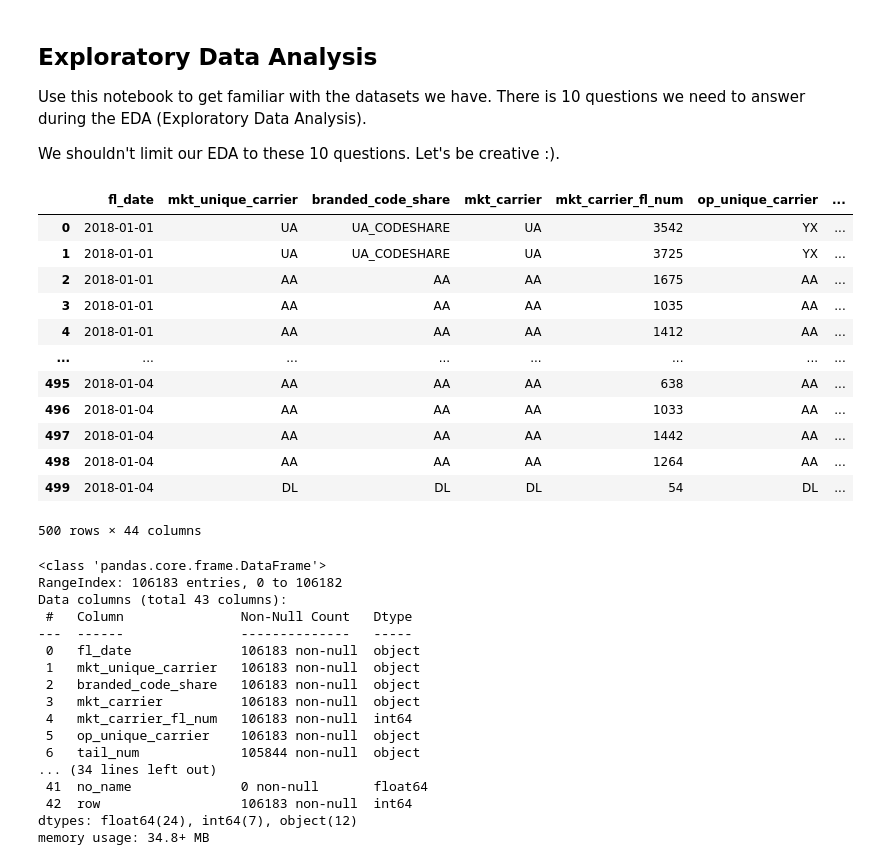
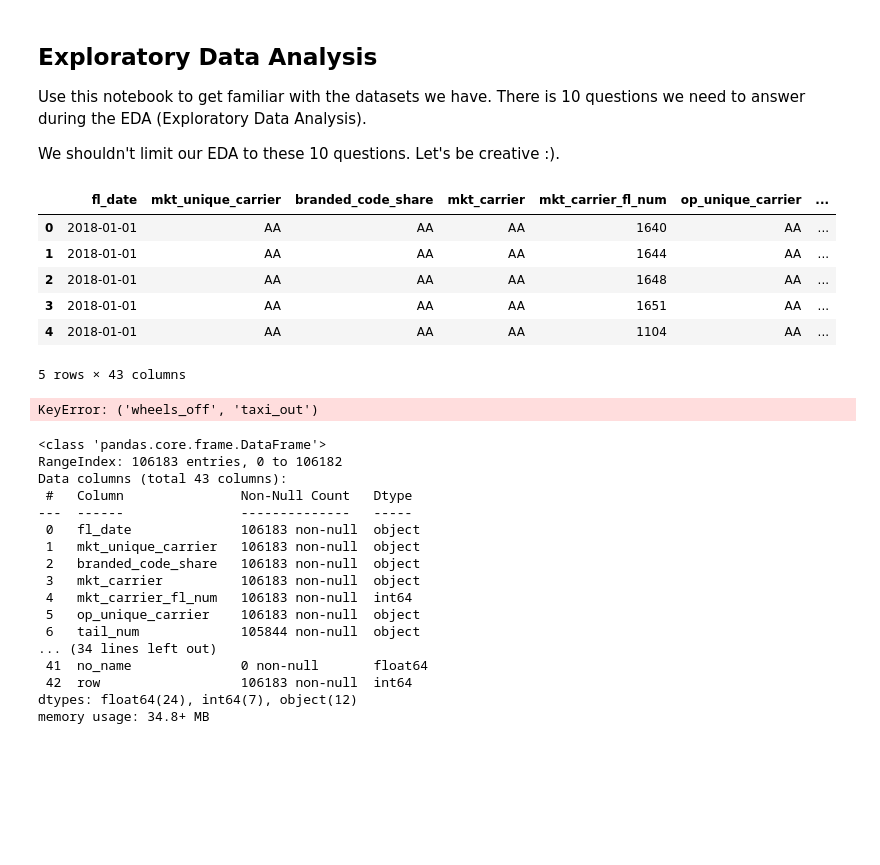
Before and after one commit to georgi3/flight_delay_predictions, a Jupyter notebook: george/exploratory_analysis.ipynb, the cells around one changed output. Saved outputs shown, nothing was run; the diff lists cells and outputs as text; code cells hidden in the pictures; blank space fills up the shorter version.

```diff
--- a/george/exploratory_analysis.ipynb
+++ b/george/exploratory_analysis.ipynb
@@ -21,3 +25,13 @@ warnings.filterwarnings('ignore')
+# %%
+jan_flight_df.head()
+# %% [output]
+|  | fl_date | mkt_unique_carrier | branded_code_share | mkt_carrier | mkt_carrier_fl_num | op_unique_carrier | ... |
+| 0 | 2018-01-01 | AA | AA | AA | 1640 | AA | ... |
+| 1 | 2018-01-01 | AA | AA | AA | 1644 | AA | ... |
+| 2 | 2018-01-01 | AA | AA | AA | 1648 | AA | ... |
+| 3 | 2018-01-01 | AA | AA | AA | 1651 | AA | ... |
+| 4 | 2018-01-01 | AA | AA | AA | 1104 | AA | ... |
+5 rows × 43 columns
 # %%
 fn_flight = '../data/flight_data.csv'
 fn_passenger = '../data/passengers_sample.csv'
@@ -26,22 +40,10 @@ fn_fuel = '../data/fuel_consumption.csv'
 flight_df = pd.read_csv(fn_flight)
 passenger_df = pd.read_csv(fn_passenger)
 fuel_df = pd.read_csv(fn_fuel)
-# %%
-flight_df.head(500)
-# %% [output]
-|  | fl_date | mkt_unique_carrier | branded_code_share | mkt_carrier | mkt_carrier_fl_num | op_unique_carrier | ... |
-| 0 | 2018-01-01 | UA | UA_CODESHARE | UA | 3542 | YX | ... |
-| 1 | 2018-01-01 | UA | UA_CODESHARE | UA | 3725 | YX | ... |
-| 2 | 2018-01-01 | AA | AA | AA | 1675 | AA | ... |
-| 3 | 2018-01-01 | AA | AA | AA | 1035 | AA | ... |
-| 4 | 2018-01-01 | AA | AA | AA | 1412 | AA | ... |
-| ... | ... | ... | ... | ... | ... | ... | ... |
-| 495 | 2018-01-04 | AA | AA | AA | 638 | AA | ... |
-| 496 | 2018-01-04 | AA | AA | AA | 1033 | AA | ... |
-| 497 | 2018-01-04 | AA | AA | AA | 1442 | AA | ... |
-| 498 | 2018-01-04 | AA | AA | AA | 1264 | AA | ... |
-| 499 | 2018-01-04 | DL | DL | DL | 54 | DL | ... |
-500 rows × 44 columns
+# %%
+flight_df['wheels_off', 'taxi_out']
+# %% [output]
+KeyError: ('wheels_off', 'taxi_out')
 # %%
 flight_df.info()
 # %% [output]
```
Also changed, not shown: parts of 22 cells of this notebook, 6 other files.
